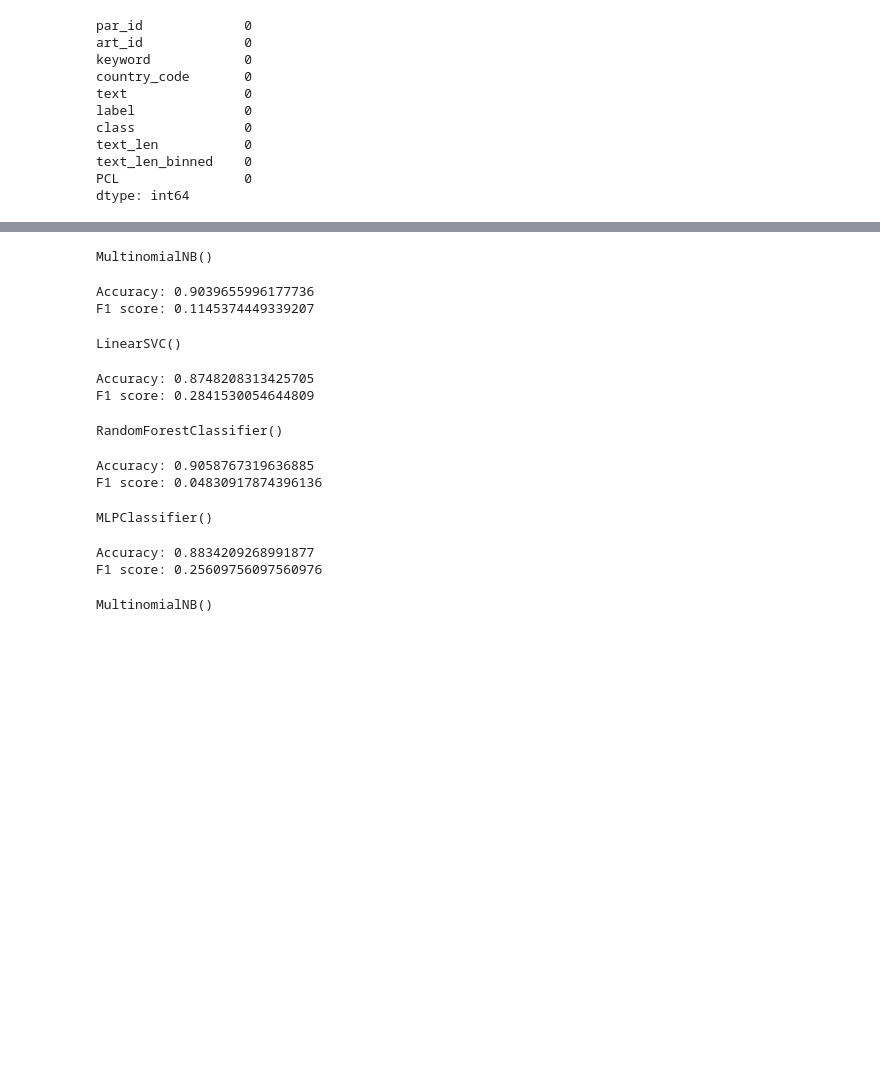
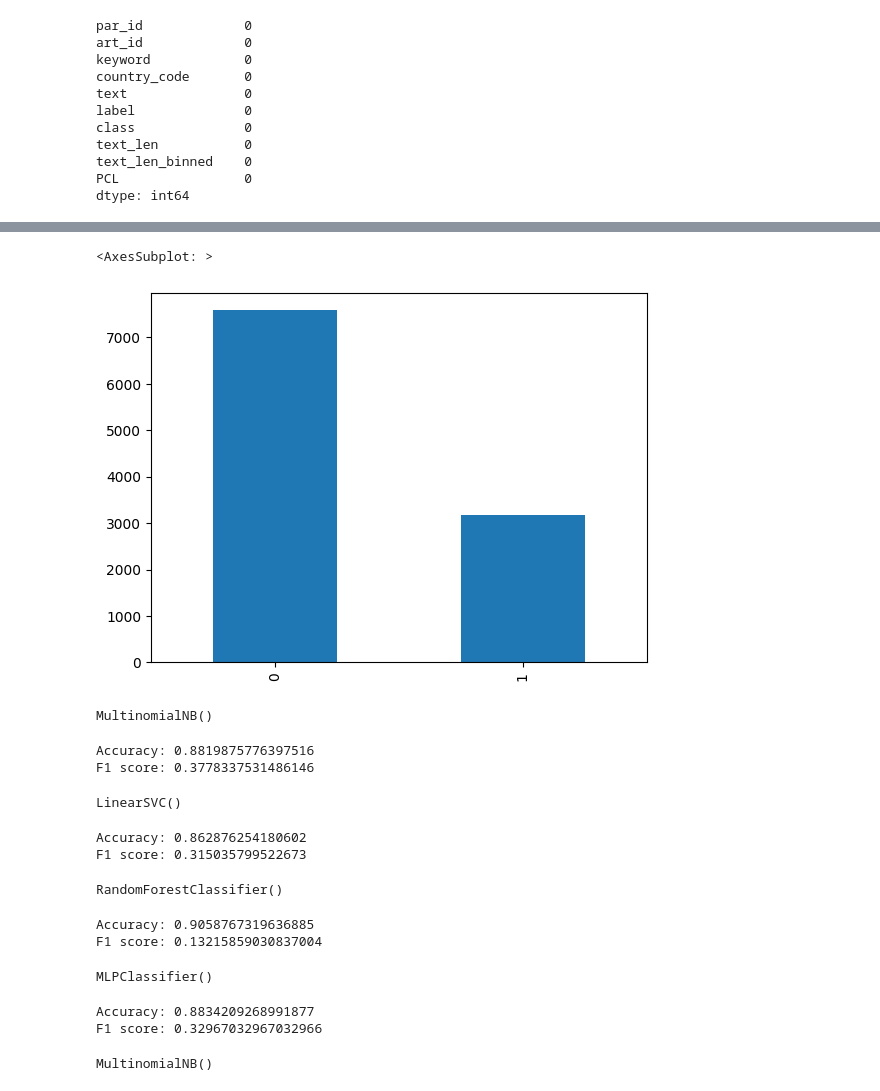
Before and after one commit to Devesh251298/NLPClassification_41, a Jupyter notebook: cw.ipynb, the cells around one changed output, grey strips where cells are left out. Cells and saved outputs as stored; diff of their text form; code cells hidden in the pictures; blank space fills up the shorter version.

```diff
--- a/cw.ipynb
+++ b/cw.ipynb
@@ -208,0 +322,21 @@ dtype: int64
+# %%
+## Random swap  of words
+
+import nlpaug.augmenter.word as naw
+import nlpaug.flow as naf
+
+def random_swap(text):
+    aug = naw.RandomWordAug(action="swap")
+    augmented_text = aug.augment(text)
+    return augmented_text[0]
+
+## augment the data with label 1
+
+pcl_df_aug = train[train["class"] == 1].copy()
+pcl_df_aug["text"] = pcl_df_aug["text"].apply(lambda x: random_swap(x))
+
+pcl_df_aug
+
+## concat the original data with the augmented data
+
+train = pd.concat([train, pcl_df_aug], ignore_index=True)
@@ -209,3 +357,10 @@ dtype: int64
+# %%
+
+train['class'].value_counts().plot(kind='bar')
+plt.show()
+# %% [output]
+<AxesSubplot: >
+[figure, added]
 # %%
 # Trying Baseline classifiers using BoW
 
@@ -214,7 +369,6 @@ from sklearn.naive_bayes import MultinomialNB
 from sklearn.metrics import accuracy_score, f1_score
 
 # concatenate train_train and train_dev
-train = pd.concat([train_train, train_val])
 
 X_train = train['text']
 y_train = train['class']
@@ -284,17 +438,17 @@ print('Accuracy:', accuracy_score(y_test, predictions))
 print('F1 score:', f1_score(y_test, predictions))
 # %% [output]
 MultinomialNB()
-Accuracy: 0.9039655996177736
-F1 score: 0.1145374449339207
+Accuracy: 0.8819875776397516
+F1 score: 0.3778337531486146
 LinearSVC()
-Accuracy: 0.8748208313425705
-F1 score: 0.2841530054644809
+Accuracy: 0.862876254180602
+F1 score: 0.315035799522673
 RandomForestClassifier()
 Accuracy: 0.9058767319636885
-F1 score: 0.04830917874396136
+F1 score: 0.13215859030837004
 MLPClassifier()
 Accuracy: 0.8834209268991877
-F1 score: 0.25609756097560976
+F1 score: 0.32967032967032966
 # %%
 # Trying Baseline classifiers using BoW
 
```
Also changed, not shown: parts of 7 cells of this notebook, 6 other files.
